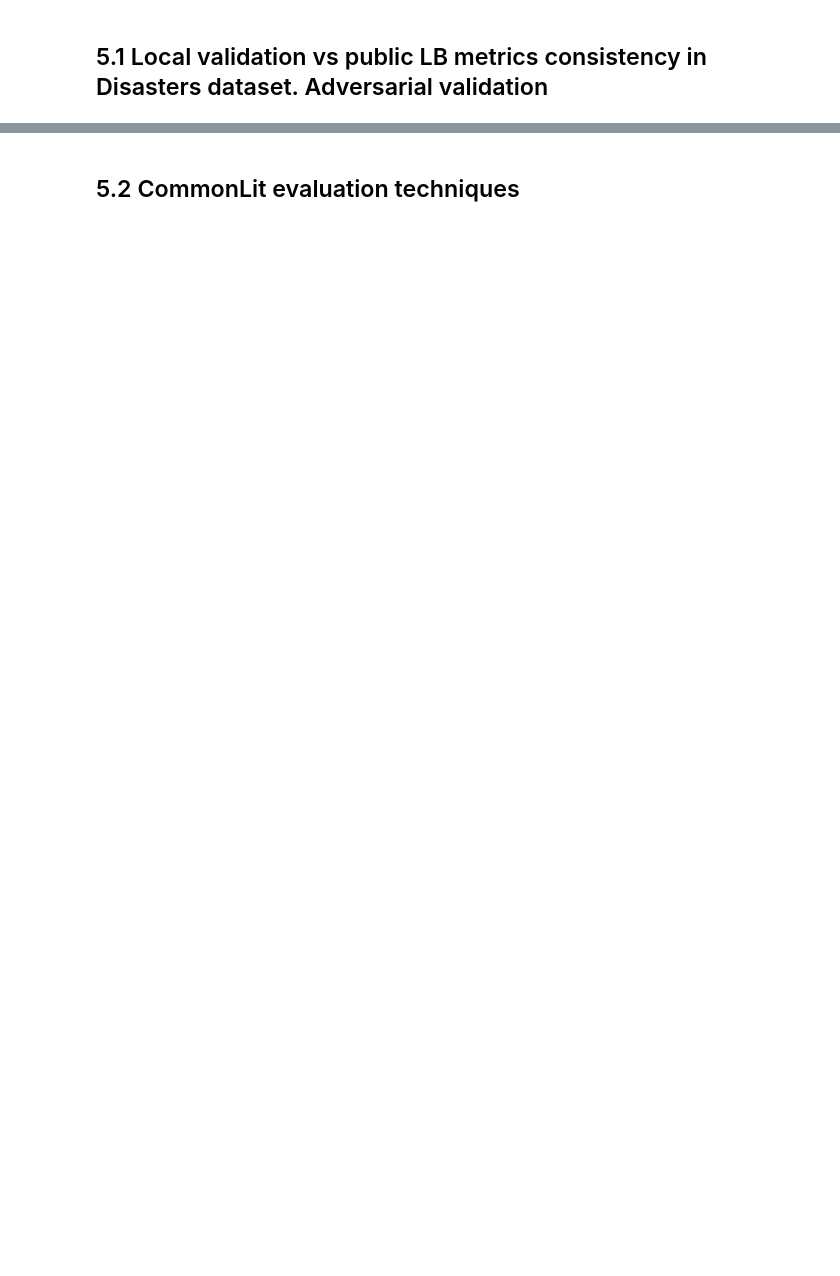
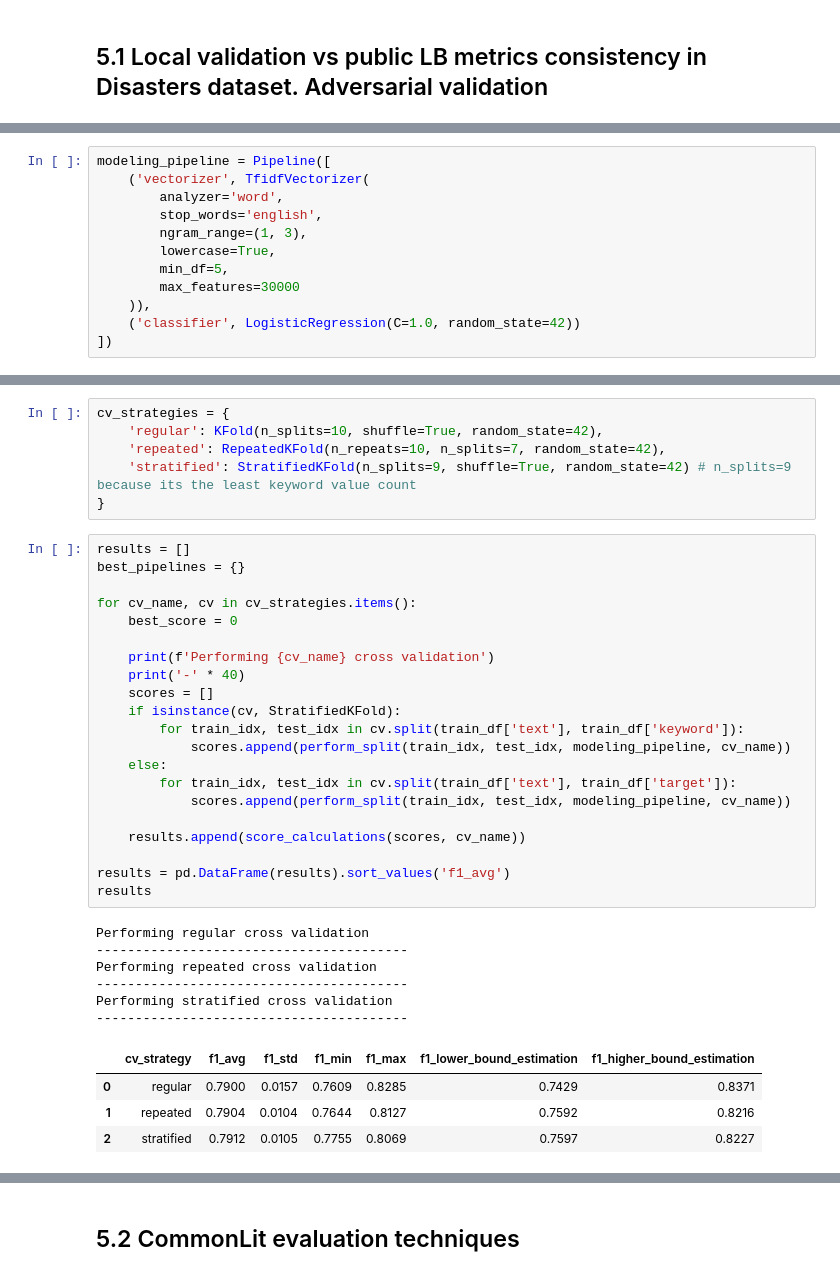
Before and after one commit to NochnoyRitzar/iasa_nlp_course, a Jupyter notebook: Lecture_3/Validation.ipynb, the cells around one changed output, grey strips where cells are left out. Cells and saved outputs as stored; diff of their text form; blank space fills up the shorter version.

```diff
--- a/Lecture_3/Validation.ipynb
+++ b/Lecture_3/Validation.ipynb
@@ -1199,0 +1260,12 @@ COMMONLIT_TEST_PROMPTS_PATH = os.path.join(COMMONLIT_DATA_FOLDER, 'prompts_test.
+# %%
+modeling_pipeline = Pipeline([
+    ('vectorizer', TfidfVectorizer(
+        analyzer='word',
+        stop_words='english',
+        ngram_range=(1, 3),
+        lowercase=True,
+        min_df=5,
+        max_features=30000
+    )),
+    ('classifier', LogisticRegression(C=1.0, random_state=42))
+])
@@ -1199,0 +1309,38 @@ COMMONLIT_TEST_PROMPTS_PATH = os.path.join(COMMONLIT_DATA_FOLDER, 'prompts_test.
+# %%
+cv_strategies = {
+    'regular': KFold(n_splits=10, shuffle=True, random_state=42),
+    'repeated': RepeatedKFold(n_repeats=10, n_splits=7, random_state=42),
+    'stratified': StratifiedKFold(n_splits=9, shuffle=True, random_state=42) # n_splits=9 because its the least keyword value count
+}
+# %%
+results = []
+best_pipelines = {}
+
+for cv_name, cv in cv_strategies.items():
+    best_score = 0
+
+    print(f'Performing {cv_name} cross validation')
+    print('-' * 40)
+    scores = []
+    if isinstance(cv, StratifiedKFold):
+        for train_idx, test_idx in cv.split(train_df['text'], train_df['keyword']):
+            scores.append(perform_split(train_idx, test_idx, modeling_pipeline, cv_name))
+    else:
+        for train_idx, test_idx in cv.split(train_df['text'], train_df['target']):
+            scores.append(perform_split(train_idx, test_idx, modeling_pipeline, cv_name))
+
+    results.append(score_calculations(scores, cv_name))
+
+results = pd.DataFrame(results).sort_values('f1_avg')
+results
+# %% [output]
+Performing regular cross validation
+----------------------------------------
+Performing repeated cross validation
+----------------------------------------
+Performing stratified cross validation
+----------------------------------------
+|  | cv_strategy | f1_avg | f1_std | f1_min | f1_max | f1_lower_bound_estimation | f1_higher_bound_estimation |
+| 0 | regular | 0.7900 | 0.0157 | 0.7609 | 0.8285 | 0.7429 | 0.8371 |
+| 1 | repeated | 0.7904 | 0.0104 | 0.7644 | 0.8127 | 0.7592 | 0.8216 |
+| 2 | stratified | 0.7912 | 0.0105 | 0.7755 | 0.8069 | 0.7597 | 0.8227 |
```
Also changed, not shown: parts of 42 cells of this notebook, 3 other files.
